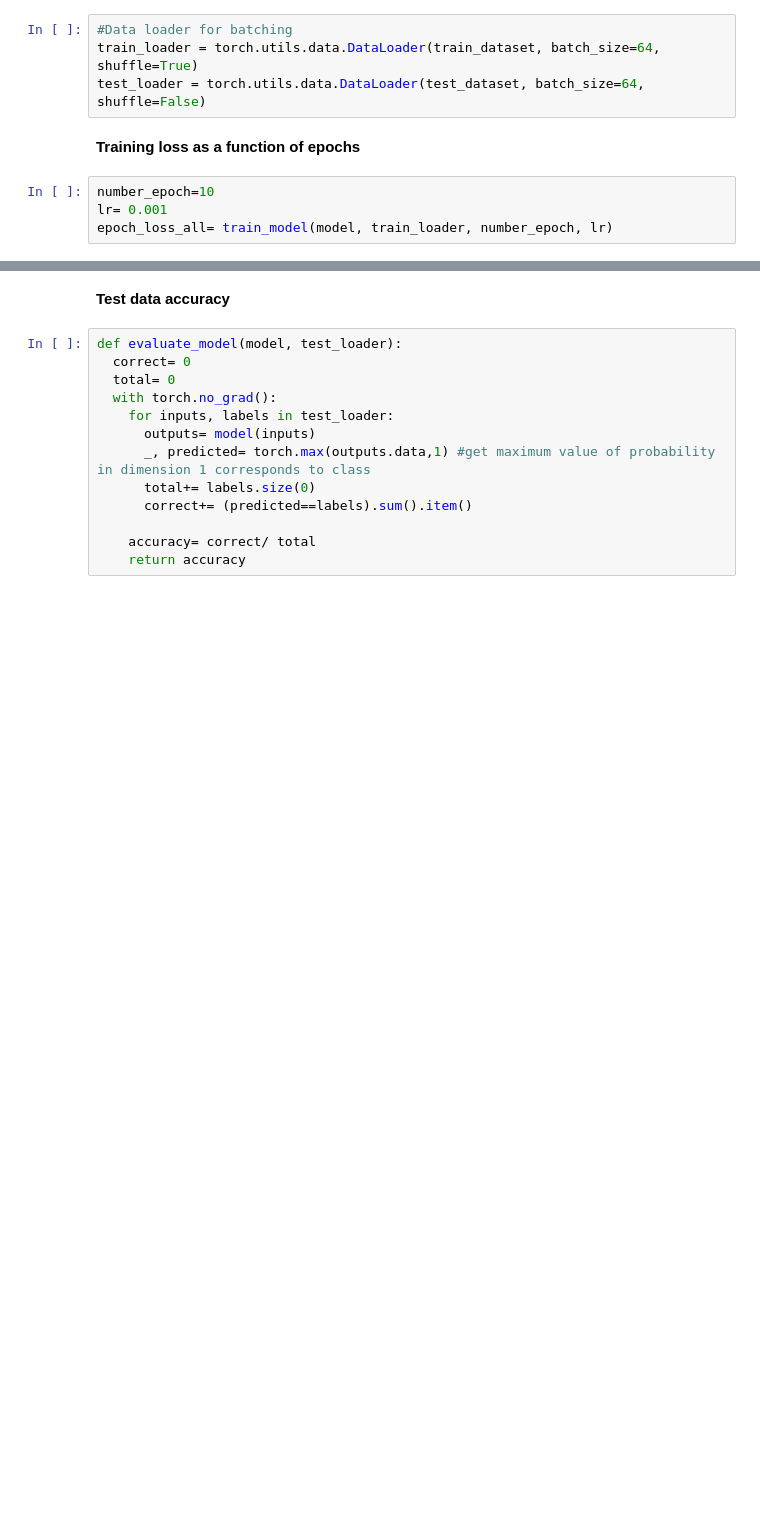
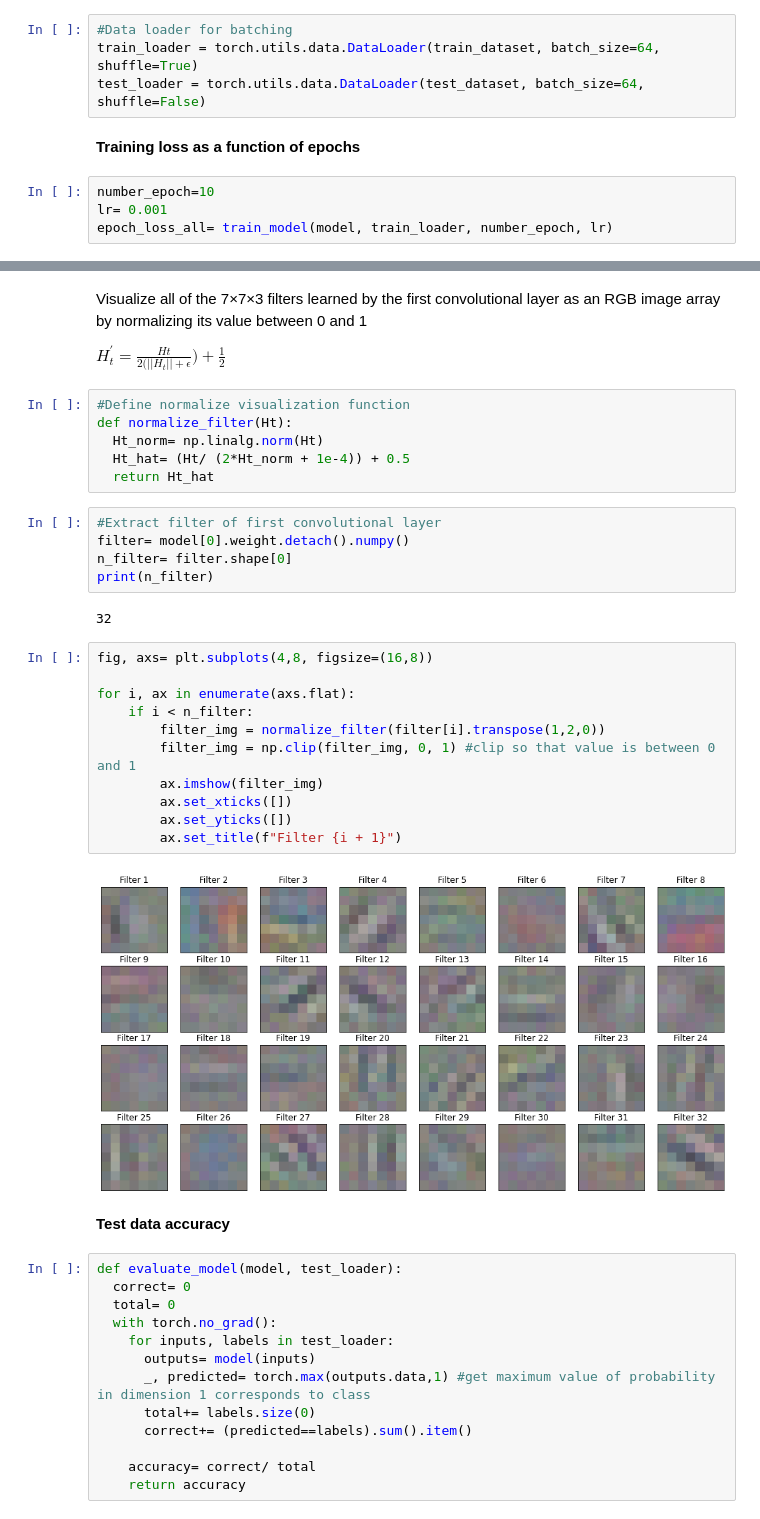
Before and after one commit to anastasiarenata1/deeplearning, a Jupyter notebook: ResNet-50_Transfer_Learning_Transformers.ipynb, the cells around one changed output, grey strips where cells are left out. Drawn from its saved outputs; the diff is of its cells as text; blank space fills up the shorter version.

```diff
--- a/ResNet-50_Transfer_Learning_Transformers.ipynb
+++ b/ResNet-50_Transfer_Learning_Transformers.ipynb
@@ -500,3 +503,33 @@ plt.show()
+# %% [markdown]
+Visualize all of the 7×7×3 filters learned by the first convolutional layer as an RGB image array by normalizing its value between 0 and 1
+
+$H^{'}_t=\frac{Ht}{2(||H_t||+\epsilon})+ \frac{1}{2}$
+# %%
+#Define normalize visualization function
+def normalize_filter(Ht):
+  Ht_norm= np.linalg.norm(Ht)
+  Ht_hat= (Ht/ (2*Ht_norm + 1e-4)) + 0.5
+  return Ht_hat
+# %%
+#Extract filter of first convolutional layer
+filter= model[0].weight.detach().numpy()
+n_filter= filter.shape[0]
+print(n_filter)
+# %% [output]
+32
+# %%
+fig, axs= plt.subplots(4,8, figsize=(16,8))
+
+for i, ax in enumerate(axs.flat):
+    if i < n_filter:
+        filter_img = normalize_filter(filter[i].transpose(1,2,0))
+        filter_img = np.clip(filter_img, 0, 1) #clip so that value is between 0 and 1
+        ax.imshow(filter_img)
+        ax.set_xticks([])
+        ax.set_yticks([])
+        ax.set_title(f"Filter {i + 1}")
+# %% [output]
+[figure, added]
 # %% [markdown]
 **Test data accuracy**
 # %%
```
Also changed, not shown: parts of 19 cells of this notebook.
